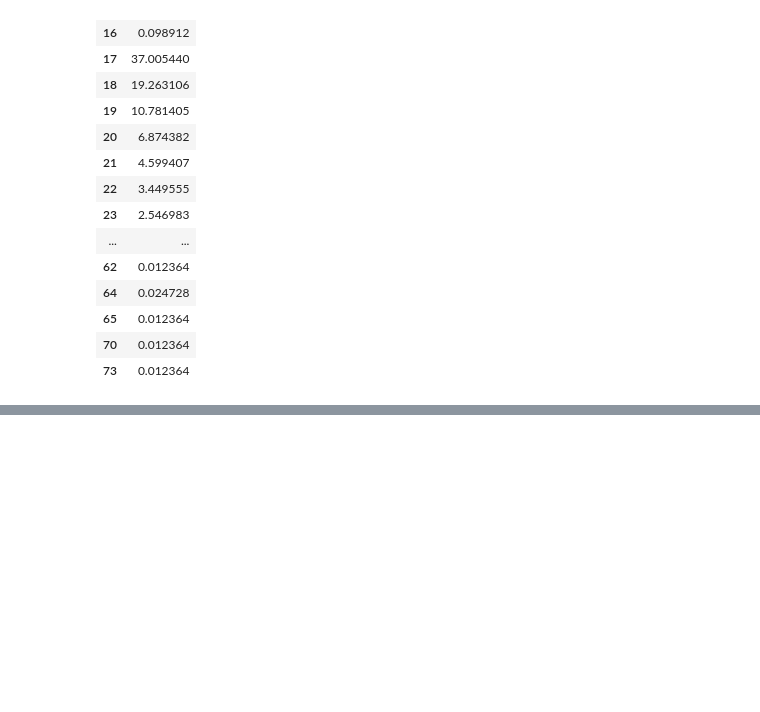
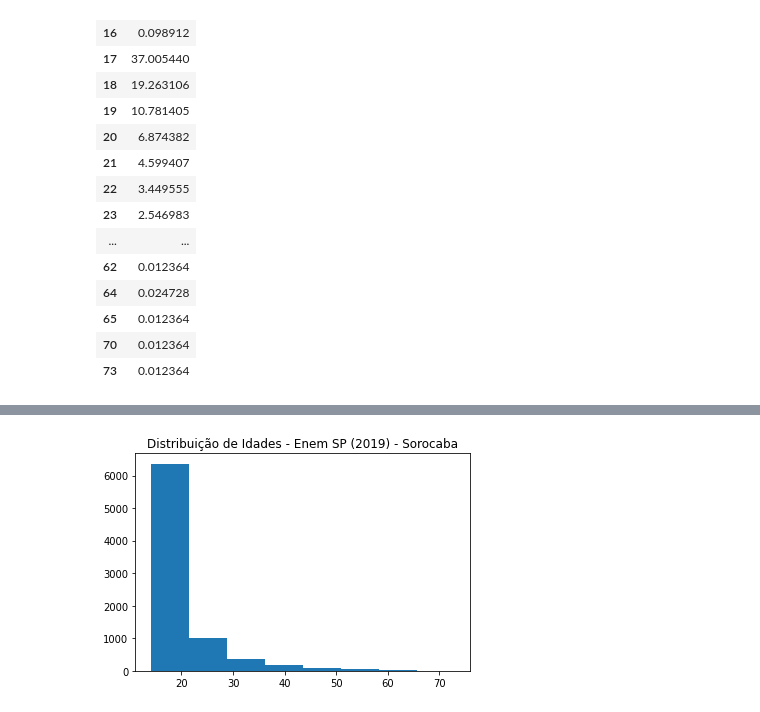
Before and after one commit to Matheusfarmaceutico/Estat-stica-e-An-lise-de-dados-com-Python, a Jupyter notebook: distribuicao_de_frequencia.ipynb, the cells around one changed output, grey strips where cells are left out. Cells and saved outputs as stored; diff of their text form; code cells hidden in the pictures; blank space fills up the shorter version.

```diff
--- a/distribuicao_de_frequencia.ipynb
+++ b/distribuicao_de_frequencia.ipynb
@@ -161,0 +172,8 @@ freq_perc_relativa
+# %%
+#Outra forma de fazer o mesmo
+
+plt.hist(enem_sorocaba.IDADE,8,rwidth=1) # 9 é o bins; rwidth é para aumentar o espaçamento entre as barras (0-1)
+plt.title("Distribuição de Idades - Enem SP (2019) - Sorocaba")
+plt.show()
+# %% [output]
+[figure, added]
```
Also changed, not shown: parts of 10 cells of this notebook.
